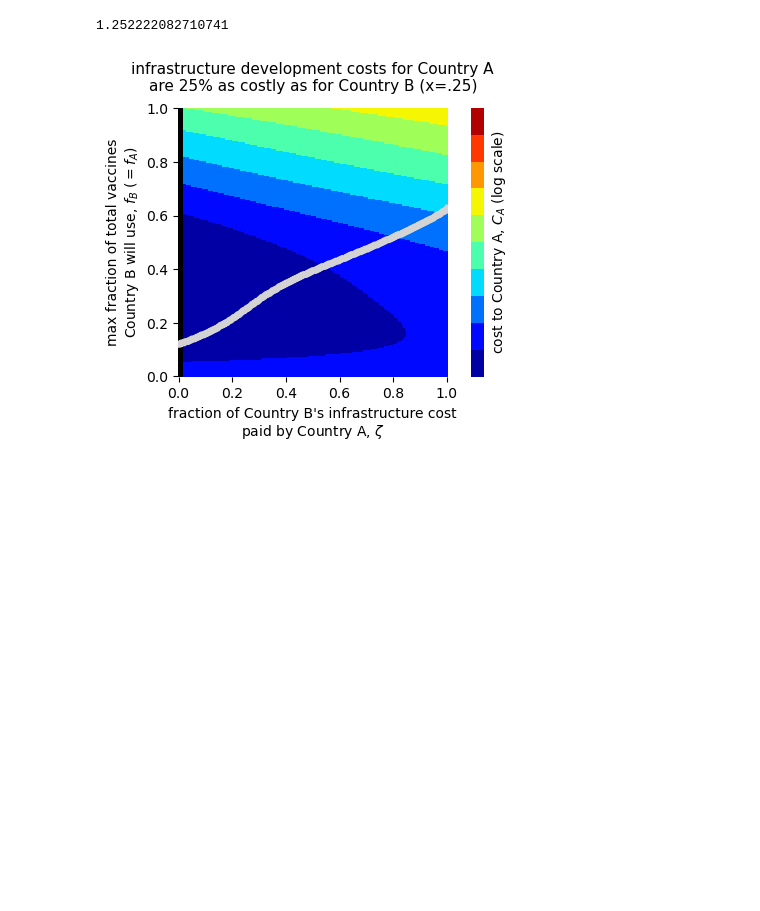
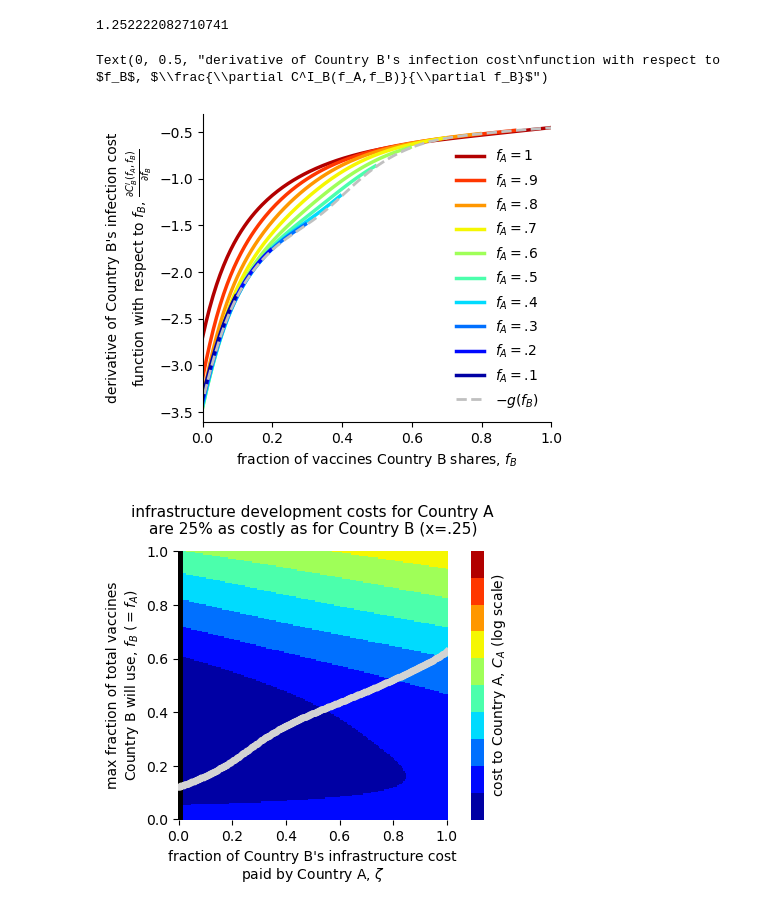
Before and after one commit to freedmanari/vaccine_nationalism, a Jupyter notebook: vaccine_nationalism.ipynb, the cells around one changed output. Drawn from its saved outputs; the diff is of its cells as text; code cells hidden in the pictures; blank space fills up the shorter version.

Commit message:
new supplementary figure dC_B

```diff
--- a/vaccine_nationalism.ipynb
+++ b/vaccine_nationalism.ipynb
@@ -908,6 +909,34 @@ plt.legend(loc='center left', bbox_to_anchor=(-.2, -.43), frameon=False, labelsp
 gs[f_A_star_ix]
 # %% [output]
 1.252222082710741
+# %%
+### for supplementary figure dC_B
+
+plt.figure(figsize=(4.5,4))
+
+bounds = np.linspace(0, 1, 11)
+norm = mpl.colors.BoundaryNorm(bounds, cmap.N)
+
+cols = [cmap(x) for x in sorted(list(set([norm(f) for f in np.linspace(0,1,101)])))]
+
+for i in range(10,0,-1):
+    plt.plot(fs[:(i*20)],np.diff(C_Bs[:(i*20+1),i*20])/(fs[1]-fs[0]), color=cols[i-1], linewidth=2.5,
+             label='$f_A=$' + ('1' if i==10 else '.'+str(i)))
+
+plt.plot(fs[1:], -np.array(gs), color='silver', linestyle='dashed', linewidth=2,
+         label='$-g(f_B)$')
+
+plt.xlim(0,1)
+plt.legend(frameon=False)
+plt.gca().spines['top'].set_visible(False)
+plt.gca().spines['right'].set_visible(False)
+plt.xlabel('fraction of vaccines Country B shares, $f_B$')
+plt.ylabel('derivative of Country B\'s infection cost\nfunction with respect to $f_B$, $\\frac{\partial C^I_B(f_A,f_B)}{\partial f_B}$')
+
+# plt.savefig('figures/supplement/dC_B.pdf', bbox_inches='tight')
+# %% [output]
+Text(0, 0.5, "derivative of Country B's infection cost\nfunction with respect to $f_B$, $\\frac{\\partial C^I_B(f_A,f_B)}{\\partial f_B}$")
+[figure, added]
 # %%
 ### this and next 3 blocks for supplementary figure infrastructure_sharing
 
```
Also changed, not shown: parts of 1 cell of this notebook, 2 other files.
